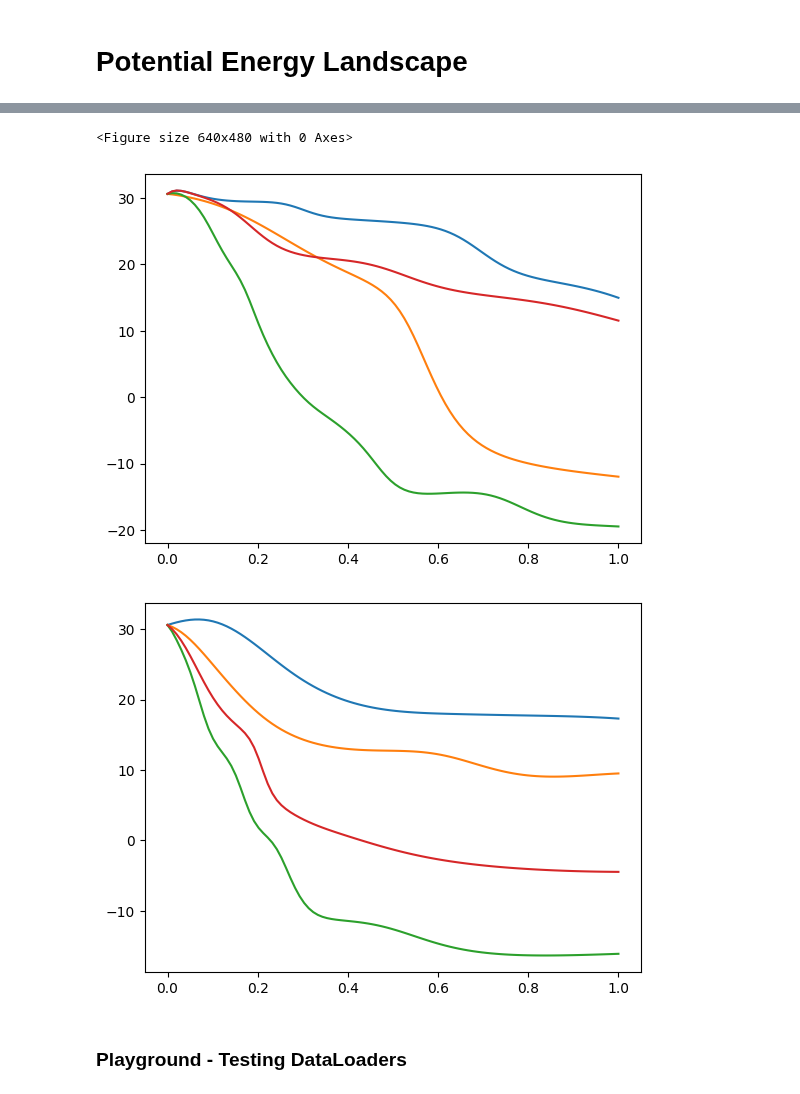
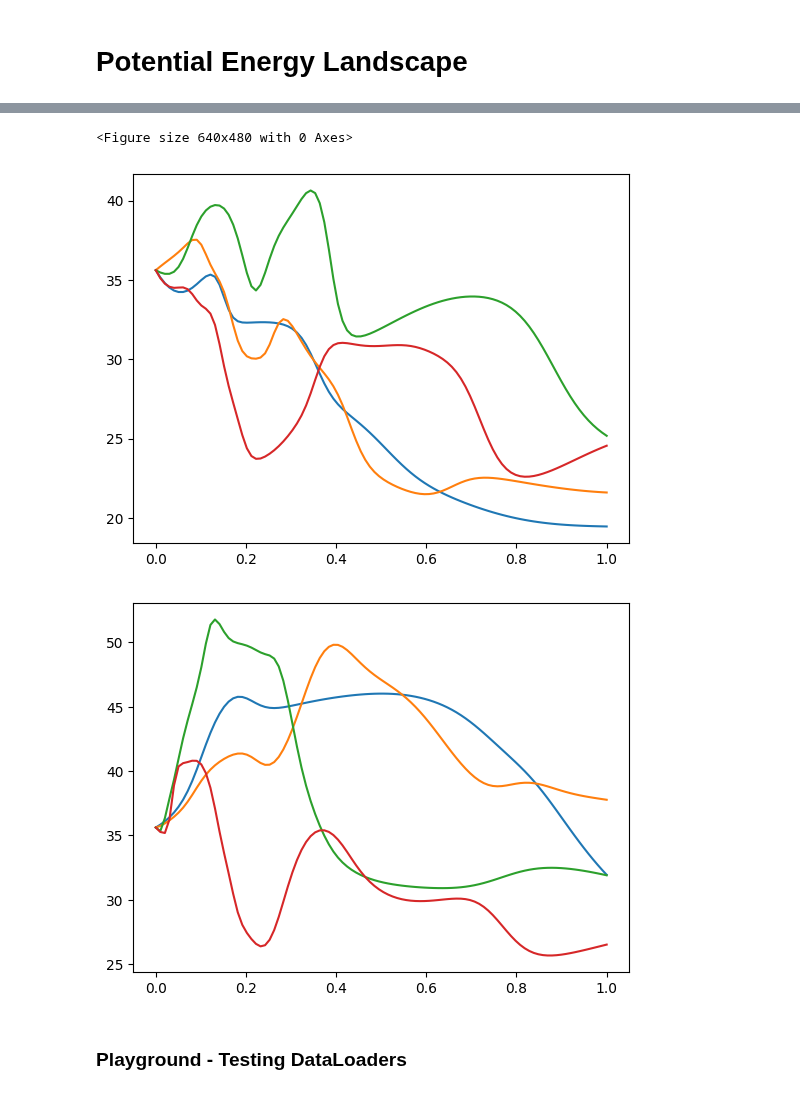
Before and after one commit to jakublala/coarsegrained-md-neural-ode, a Jupyter notebook: utils.ipynb, the cells around one changed output, grey strips where cells are left out. Cells and saved outputs as stored; diff of their text form; code cells hidden in the pictures.

```diff
--- a/utils.ipynb
+++ b/utils.ipynb
@@ -400,7 +400,7 @@ config = dict(
     nn_width=100,
     activation_function=None,
     eval_batch_length=1000,
-    load_folder='results/2022-07-30/11-29-22/450',
+    load_folder='results/2022-07-30/14-38-07/3800',
     dtype=torch.float32,
     itr_printing_freq=1,
     printing_freq=1,
@@ -437,9 +437,9 @@ trainer.plot_traj(0, 'results/depth-2-width-1000-lr-0.02-loss-all/47000')
 from diffmd.solvers import odeint_adjoint
 import matplotlib.pyplot as plt
 with torch.no_grad():
-    traj_length = 2000
+    traj_length = 1000
     nbatches = 1
-    start_index = 1
+    start_index = 1000
 
     with torch.no_grad():
         trainer.training_dataset.batch_length = traj_length
@@ -592,7 +592,7 @@ import matplotlib.pyplot as plt
 inp = torch.zeros(11).to('cpu')
 
 for i in [0, 1, 2]:
-    x_1 = torch.linspace(0, 100, 100).to('cpu')
+    x_1 = torch.linspace(0, 10, 100).to('cpu')
     data = []
     for x in x_1:
         temp = inp.clone()
@@ -637,6 +637,6 @@ plt.show()
 <Figure size 640x480 with 0 Axes>
-[figure, old version]
+[figure, new version]
-[figure, old version]
+[figure, new version]
 # %% [markdown]
 ### Playground - Testing DataLoaders
 # %%
```
Also changed, not shown: parts of 2 cells of this notebook, 9 other files.
